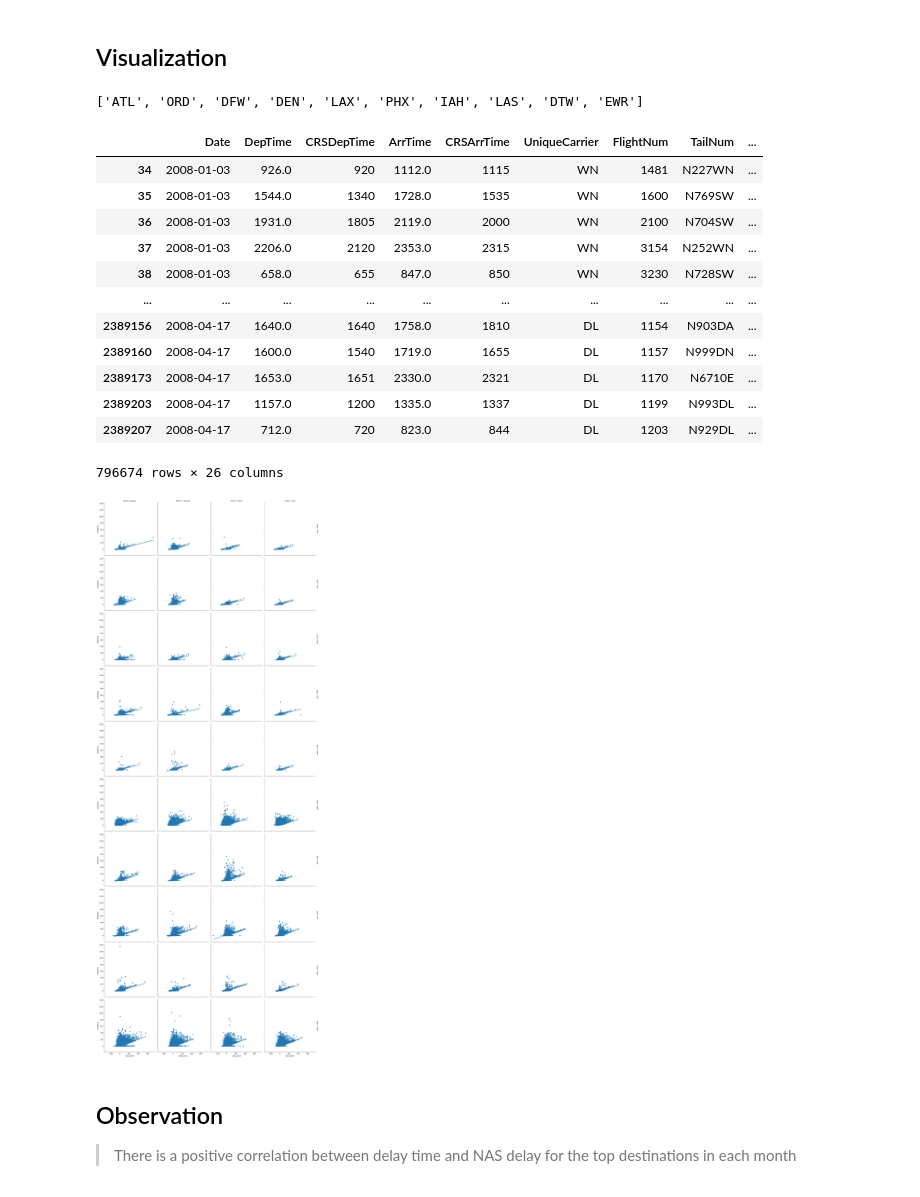
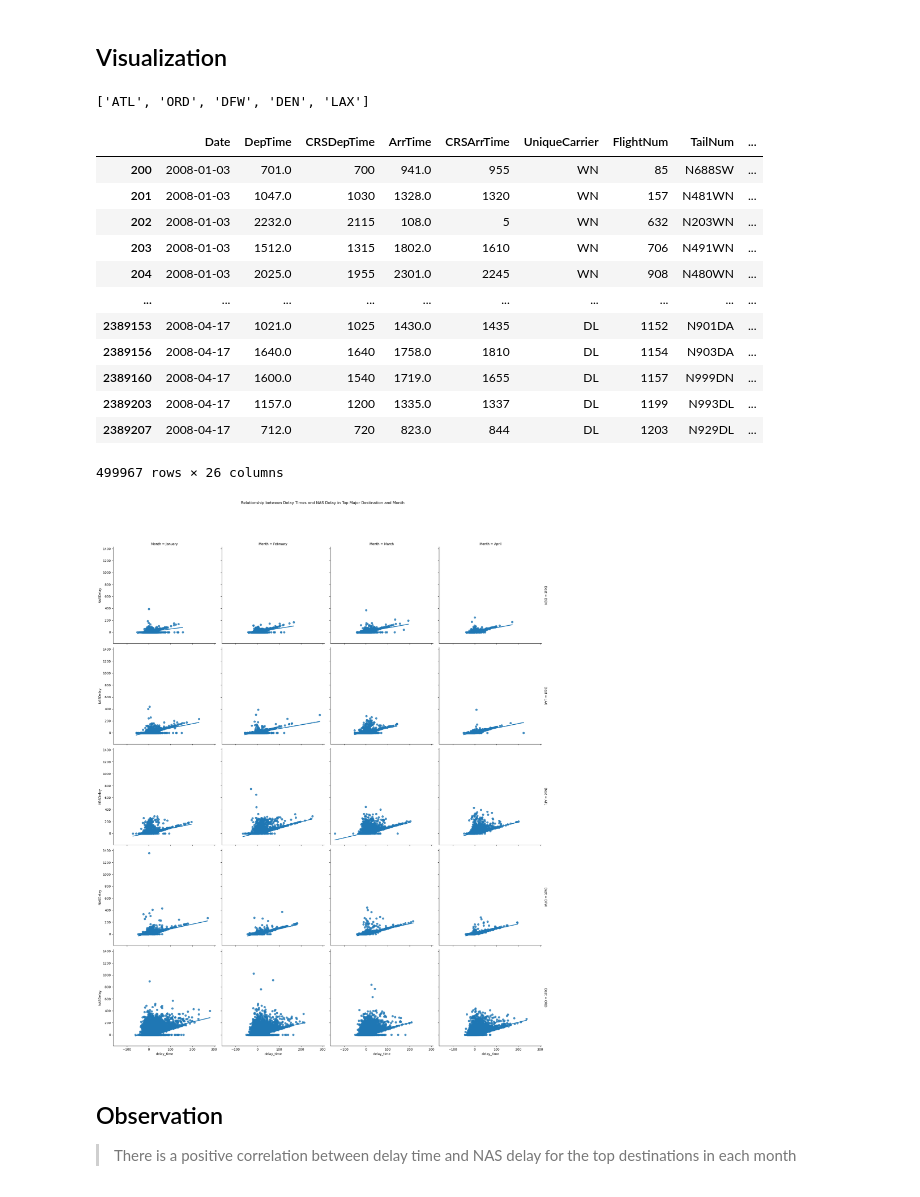
Before and after one commit to ssarrayya/alx-udacity_data-visualization, a Jupyter notebook: Part_I_exploration_template.ipynb, the cells around one changed output. Drawn from its saved outputs; the diff is of its cells as text; code cells hidden in the pictures.

```diff
--- a/Part_I_exploration_template.ipynb
+++ b/Part_I_exploration_template.ipynb
@@ -561,4 +565,8 @@ for _ in variables:
   plt.subplot(1, 5, x)
   sb.regplot(data=flight_samp, x=_, y='delay_time', x_jitter=0.3, scatter_kws={'alpha':1/10}, ci=None);
   x += 1
+  plt.xlabel(_[:-5] + ' delay (minutes)')
+  plt.ylabel('Delay time (minutes)')
+
+plt.suptitle('Relationship between Delay Causes and Delay time');
 # %% [output]
@@ -689,35 +697,37 @@ plt.ylabel('Delay time (minutes)');
 # %% [markdown]
 ## Visualization
 # %%
-# picking the top 10 destinations and adding them to a list
-order = flight_dets['Dest'].value_counts()[:10].index.tolist()
+# picking the top 5 destinations and adding them to a list
+order = flight_dets['Dest'].value_counts()[:5].index.tolist()
 order
 # %% [output]
-['ATL', 'ORD', 'DFW', 'DEN', 'LAX', 'PHX', 'IAH', 'LAS', 'DTW', 'EWR']
+['ATL', 'ORD', 'DFW', 'DEN', 'LAX']
 # %%
 # selecting records with the top destinations
 top_dest = flight_dets.loc[flight_dets.apply(lambda x: x.Dest in order, axis=1)]
 top_dest
 # %% [output]
 |  | Date | DepTime | CRSDepTime | ArrTime | CRSArrTime | UniqueCarrier | FlightNum | TailNum | ... |
-| 34 | 2008-01-03 | 926.0 | 920 | 1112.0 | 1115 | WN | 1481 | N227WN | ... |
-| 35 | 2008-01-03 | 1544.0 | 1340 | 1728.0 | 1535 | WN | 1600 | N769SW | ... |
-| 36 | 2008-01-03 | 1931.0 | 1805 | 2119.0 | 2000 | WN | 2100 | N704SW | ... |
-| 37 | 2008-01-03 | 2206.0 | 2120 | 2353.0 | 2315 | WN | 3154 | N252WN | ... |
-| 38 | 2008-01-03 | 658.0 | 655 | 847.0 | 850 | WN | 3230 | N728SW | ... |
+| 200 | 2008-01-03 | 701.0 | 700 | 941.0 | 955 | WN | 85 | N688SW | ... |
+| 201 | 2008-01-03 | 1047.0 | 1030 | 1328.0 | 1320 | WN | 157 | N481WN | ... |
+| 202 | 2008-01-03 | 2232.0 | 2115 | 108.0 | 5 | WN | 632 | N203WN | ... |
+| 203 | 2008-01-03 | 1512.0 | 1315 | 1802.0 | 1610 | WN | 706 | N491WN | ... |
+| 204 | 2008-01-03 | 2025.0 | 1955 | 2301.0 | 2245 | WN | 908 | N480WN | ... |
 | ... | ... | ... | ... | ... | ... | ... | ... | ... | ... |
+| 2389153 | 2008-04-17 | 1021.0 | 1025 | 1430.0 | 1435 | DL | 1152 | N901DA | ... |
 | 2389156 | 2008-04-17 | 1640.0 | 1640 | 1758.0 | 1810 | DL | 1154 | N903DA | ... |
 | 2389160 | 2008-04-17 | 1600.0 | 1540 | 1719.0 | 1655 | DL | 1157 | N999DN | ... |
-| 2389173 | 2008-04-17 | 1653.0 | 1651 | 2330.0 | 2321 | DL | 1170 | N6710E | ... |
 | 2389203 | 2008-04-17 | 1157.0 | 1200 | 1335.0 | 1337 | DL | 1199 | N993DL | ... |
 | 2389207 | 2008-04-17 | 712.0 | 720 | 823.0 | 844 | DL | 1203 | N929DL | ... |
-796674 rows × 26 columns
+499967 rows × 26 columns
 # %%
 # plotting the data
 g = sb.FacetGrid(data = top_dest, row = 'Dest', col = 'Month', height = 5, margin_titles = True)
 g.map(sb.regplot, 'delay_time', 'NASDelay');
+g.fig.subplots_adjust(top=0.9)
+g.fig.suptitle('Relationship between Delay Times and NAS Delay in Top Major Destination and Month');
 # %% [output]
-[figure, old version]
+[figure, new version]
 # %% [markdown]
 ## Observation
 > There is a positive correlation between delay time and NAS delay for the top destinations in each month
```
Also changed, not shown: parts of 18 cells of this notebook.
